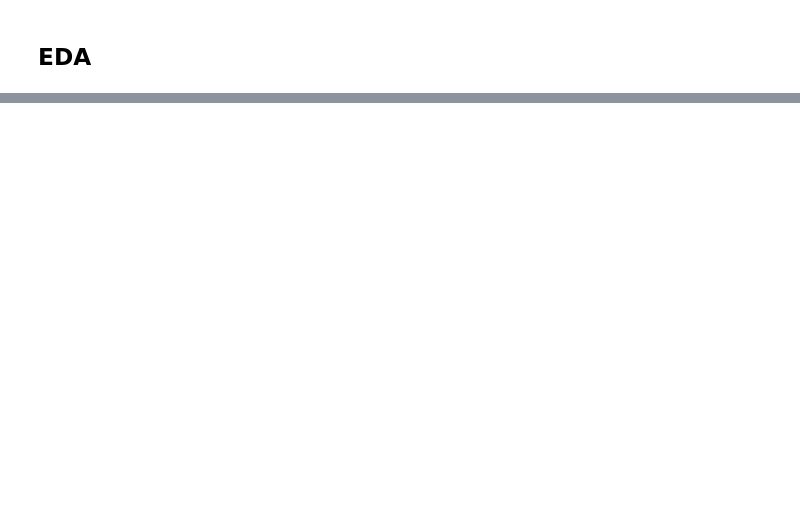
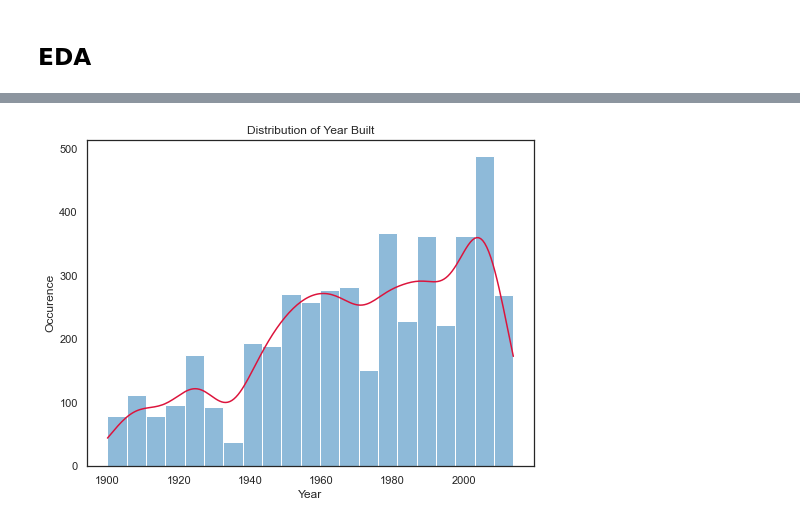
Before and after one commit to arjneal/DataScience, a Jupyter notebook: data_analytics/code_files/housing_data.ipynb, the cells around one changed output, grey strips where cells are left out. Cells and saved outputs as stored; diff of their text form; code cells hidden in the pictures; blank space fills up the shorter version.

```diff
--- a/data_analytics/code_files/housing_data.ipynb
+++ b/data_analytics/code_files/housing_data.ipynb
@@ -50,2 +59,13 @@ df['basement'] = np.where(df['sqft_basement'] > 0, 1, 0)
+# %%
+matplotlib.rcParams['figure.figsize'] = [8, 6]
+sns.set_style(style='white')
+ax = sns.histplot(data = df, x = 'yr_built', kde = True, color = '#1f77b4')
+ax.lines[0].set_color('crimson')
+plt.xlabel('Year')
+plt.ylabel('Occurence')
+plt.title('Distribution of Year Built')
+plt.show()
+# %% [output]
+[figure, added]
 # %%
 matplotlib.rcParams['figure.figsize'] = [8, 6]
```
Also changed, not shown: parts of 8 cells of this notebook.
